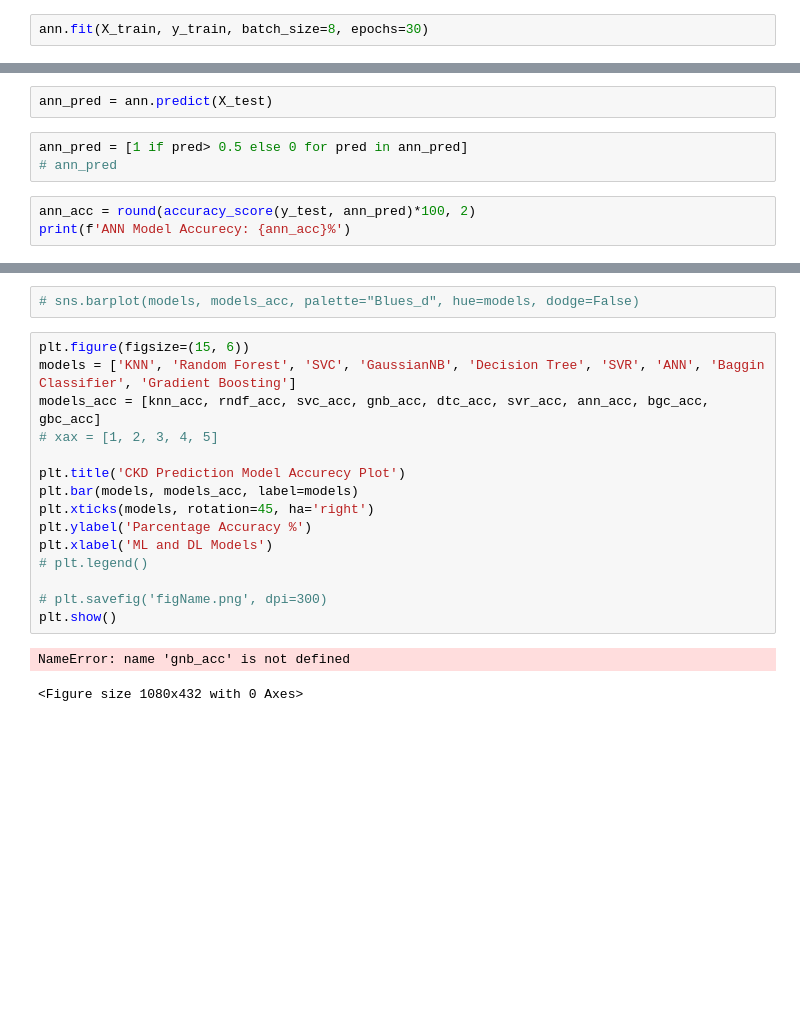
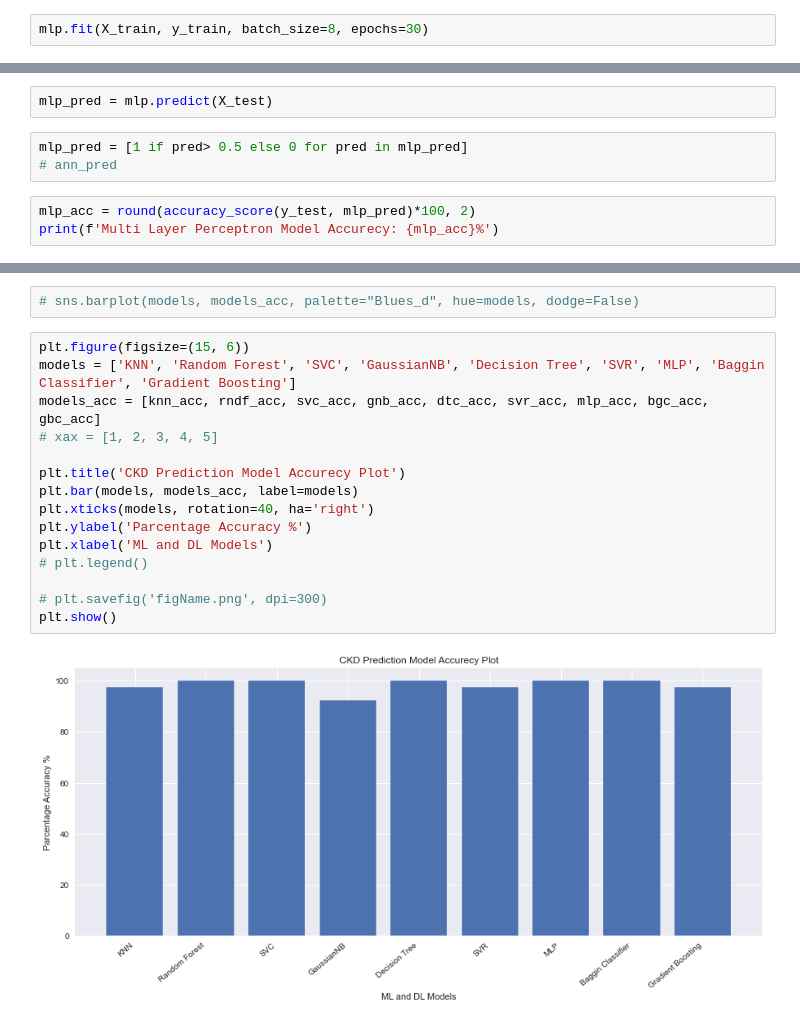
Before and after one commit to abidshafee/CKD_prediction, a Jupyter notebook: CKDMLMoodel.ipynb, the cells around one changed output, grey strips where cells are left out. Saved outputs shown, nothing was run; the diff lists cells and outputs as text; blank space fills up the shorter version.

```diff
--- a/CKDMLMoodel.ipynb
+++ b/CKDMLMoodel.ipynb
@@ -1313,4 +1334,4 @@ ann.compile(optimizer='adam', loss='binary_crossentropy', metrics = ['accuracy']
 # %%
-ann.fit(X_train, y_train, batch_size=8, epochs=30)
+mlp.fit(X_train, y_train, batch_size=8, epochs=30)
 # %% [output]
 Epoch 1/30
@@ -1333,10 +1354,10 @@ Epoch 30/30
 <keras.callbacks.History at 0x...>
 # %%
-ann_pred = ann.predict(X_test)
+mlp_pred = mlp.predict(X_test)
 # %%
-ann_pred = [1 if pred> 0.5 else 0 for pred in ann_pred]
+mlp_pred = [1 if pred> 0.5 else 0 for pred in mlp_pred]
 # ann_pred
 # %%
-ann_acc = round(accuracy_score(y_test, ann_pred)*100, 2)
-print(f'ANN Model Accurecy: {ann_acc}%')
+mlp_acc = round(accuracy_score(y_test, mlp_pred)*100, 2)
+print(f'Multi Layer Perceptron Model Accurecy: {mlp_acc}%')
 # %% [output]
@@ -1368,19 +1389,18 @@ weighted avg       1.00      1.00      1.00        40
 # sns.barplot(models, models_acc, palette="Blues_d", hue=models, dodge=False)
 # %%
 plt.figure(figsize=(15, 6))
-models = ['KNN', 'Random Forest', 'SVC', 'GaussianNB', 'Decision Tree', 'SVR', 'ANN', 'Baggin Classifier', 'Gradient Boosting']
-models_acc = [knn_acc, rndf_acc, svc_acc, gnb_acc, dtc_acc, svr_acc, ann_acc, bgc_acc, gbc_acc]
+models = ['KNN', 'Random Forest', 'SVC', 'GaussianNB', 'Decision Tree', 'SVR', 'MLP', 'Baggin Classifier', 'Gradient Boosting']
+models_acc = [knn_acc, rndf_acc, svc_acc, gnb_acc, dtc_acc, svr_acc, mlp_acc, bgc_acc, gbc_acc]
 # xax = [1, 2, 3, 4, 5]
 
 plt.title('CKD Prediction Model Accurecy Plot')
 plt.bar(models, models_acc, label=models)
-plt.xticks(models, rotation=45, ha='right')
+plt.xticks(models, rotation=40, ha='right')
 plt.ylabel('Parcentage Accuracy %')
 plt.xlabel('ML and DL Models')
 # plt.legend()
 
 # plt.savefig('figName.png', dpi=300)
 plt.show()
 # %% [output]
-NameError: name 'gnb_acc' is not defined
-<Figure size 1080x432 with 0 Axes>
+[figure, added]
```
Also changed, not shown: parts of 33 cells of this notebook.
